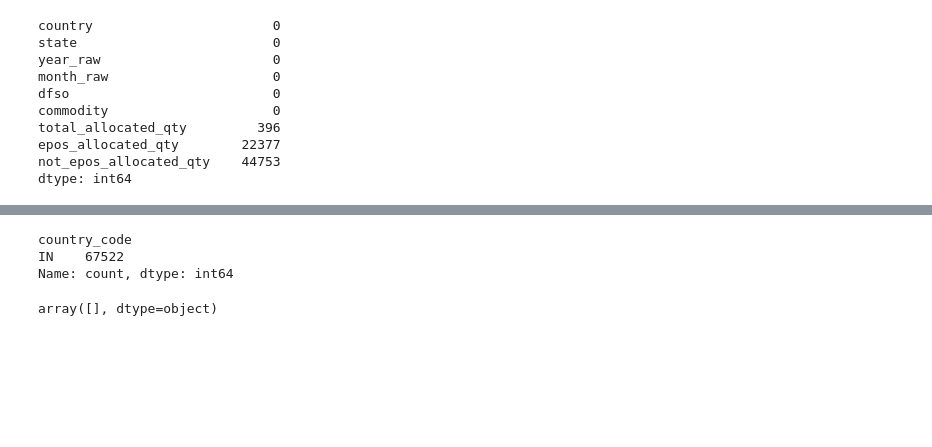
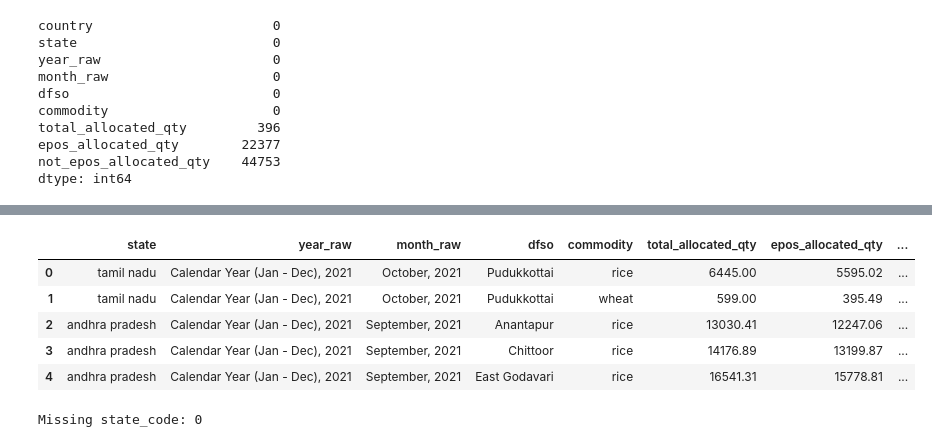
Before and after one commit to sreelakshmi3006/pds_foodgrain_forecasting, a Jupyter notebook: notebooks/01_primary_data_cleaning.ipynb, the cells around one changed output, grey strips where cells are left out. Saved outputs shown, nothing was run; the diff lists cells and outputs as text; code cells hidden in the pictures; blank space fills up the shorter version.

```diff
--- a/notebooks/01_primary_data_cleaning.ipynb
+++ b/notebooks/01_primary_data_cleaning.ipynb
@@ -141,6 +141,7 @@ dtype: int64
+# %%
+df_main.drop(columns=["country"], inplace=True)
 # %%
 # STANDARDISING TEXT COLUMNS
-df_main["country"] = normalize_text_column(df_main["country"])
+# remove whitespace, turn to lowercase
 df_main["state"] = normalize_text_column(df_main["state"])
-df_main["district"] = normalize_text_column(df_main["dfso"])
 df_main["commodity"] = normalize_text_column(df_main["commodity"])
@@ -147,5 +160,21 @@ df_main["commodity"] = normalize_text_column(df_main["commodity"])
 # %%
-# SPECIFIC TEXT NORMALISATION
+# SPECIFIC STATE  NORMALISATION
+# Change "daman & diu" and "dadra & nagar haveli" to one state - "dadra and nagar haveli and daman and diu"
 df_main["state"] = normalize_indian_state_names(df_main["state"])
-df_main["district"] = normalize_district_name(df_main["dfso"])
+# %%
+# MAPPING STATE CODES
+df_main["state_code"] = map_state_codes(df_main, state_col="state")
+# %%
+df_main.head()
+# %% [output]
+|  | state | year_raw | month_raw | dfso | commodity | total_allocated_qty | epos_allocated_qty | ... |
+| 0 | tamil nadu | Calendar Year (Jan - Dec), 2021 | October, 2021 | Pudukkottai | rice | 6445.00 | 5595.02 | ... |
+| 1 | tamil nadu | Calendar Year (Jan - Dec), 2021 | October, 2021 | Pudukkottai | wheat | 599.00 | 395.49 | ... |
+| 2 | andhra pradesh | Calendar Year (Jan - Dec), 2021 | September, 2021 | Anantapur | rice | 13030.41 | 12247.06 | ... |
+| 3 | andhra pradesh | Calendar Year (Jan - Dec), 2021 | September, 2021 | Chittoor | rice | 14176.89 | 13199.87 | ... |
+| 4 | andhra pradesh | Calendar Year (Jan - Dec), 2021 | September, 2021 | East Godavari | rice | 16541.31 | 15778.81 | ... |
+# %%
+print("Missing state_code:", df_main["state_code"].isna().sum())
+# %% [output]
+Missing state_code: 0
 # %%
@@ -163,10 +182,0 @@ df_main["country_code"] = map_country_to_code(df_main["country"])
-# %%
-df_main["country_code"].value_counts()
-# %% [output]
-country_code
-IN    67522
-Name: count, dtype: int64
-# %%
-df_main[df_main["state"].isna()]["state"].unique()
-# %% [output]
-array([], dtype=object)
```
Also changed, not shown: parts of 72 cells of this notebook, 28 other files.
